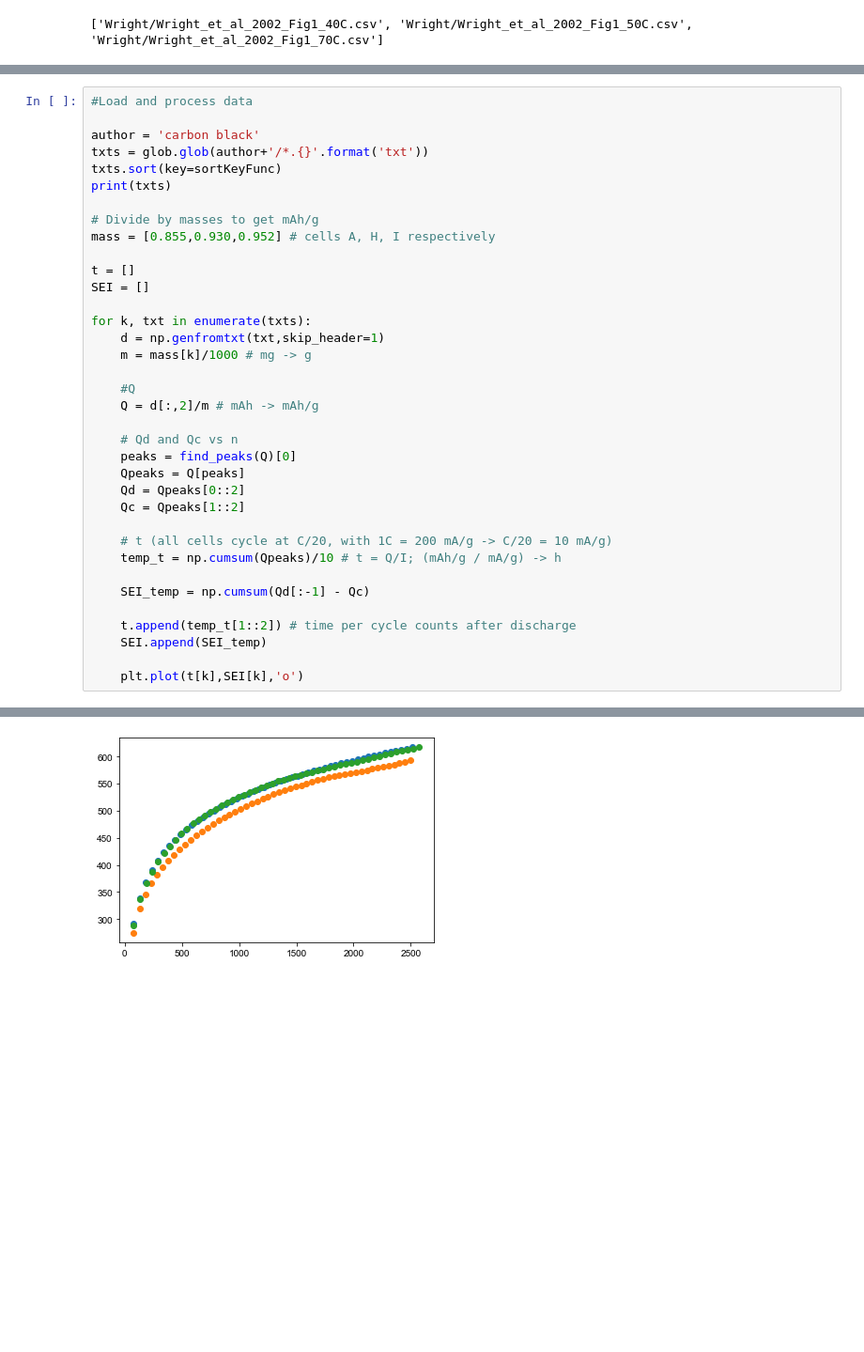
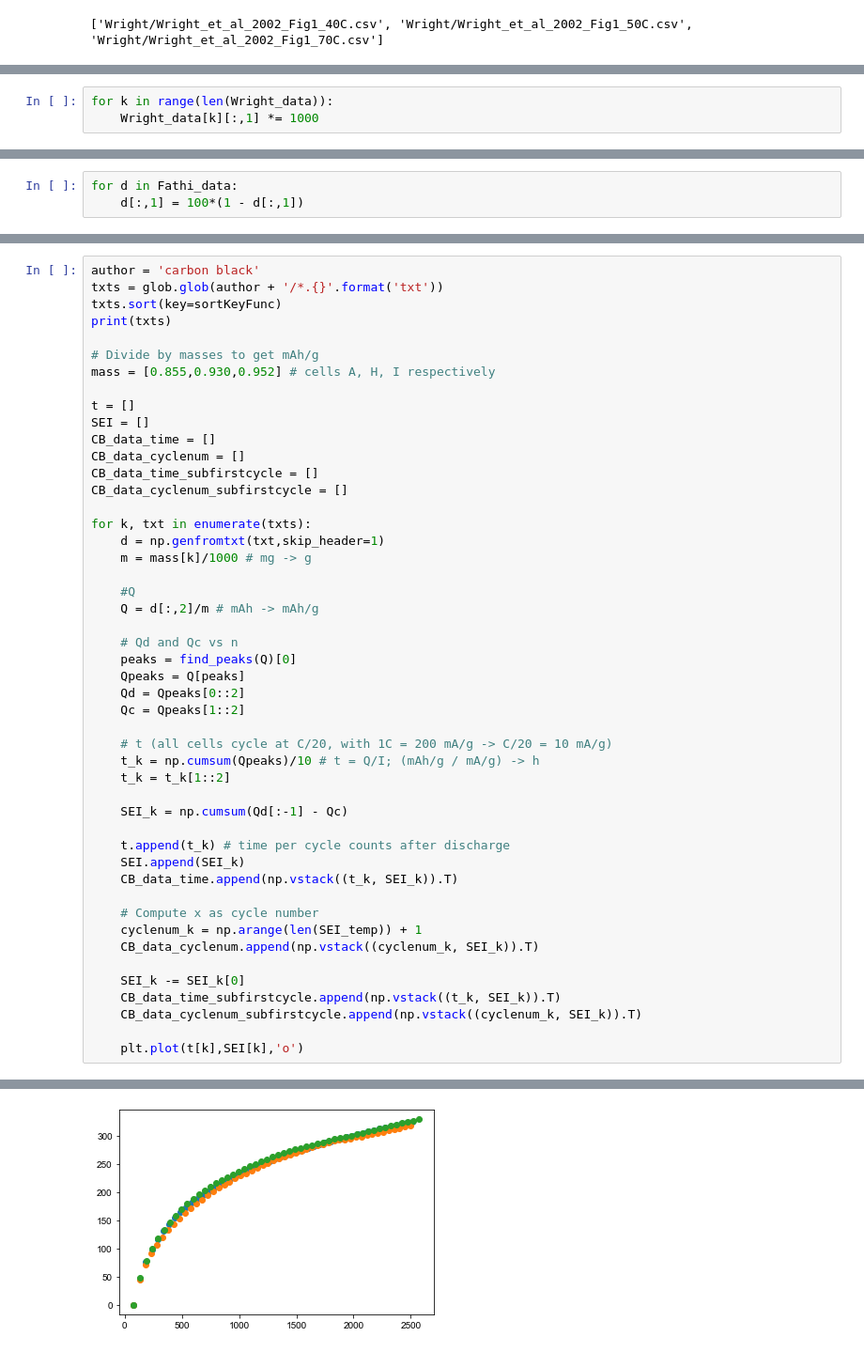
Before and after one commit to petermattia/SEI-growth-time-dependence, a Jupyter notebook: SEI time dependence.ipynb, the cells around one changed output, grey strips where cells are left out. Shown: that part at 94% size. Saved outputs shown, nothing was run; the diff lists cells and outputs as text; blank space fills up the shorter version.

```diff
--- a/SEI time dependence.ipynb
+++ b/SEI time dependence.ipynb
@@ -401,0 +547,3 @@ plt.savefig('figures/Wright.eps',bbox_inches='tight',format='eps')
+# %%
+for k in range(len(Wright_data)):
+    Wright_data[k][:,1] *= 1000
@@ -522,0 +678,3 @@ plt.savefig('figures/Fathi.eps',bbox_inches='tight',format='eps')
+# %%
+for d in Fathi_data:
+    d[:,1] = 100*(1 - d[:,1])
@@ -523,39 +703,51 @@ plt.savefig('figures/Fathi.eps',bbox_inches='tight',format='eps')
 # %%
-#Load and process data
-
 author = 'carbon black'
-txts = glob.glob(author+'/*.{}'.format('txt'))
+txts = glob.glob(author + '/*.{}'.format('txt'))
 txts.sort(key=sortKeyFunc)
 print(txts)
 
 # Divide by masses to get mAh/g
 mass = [0.855,0.930,0.952] # cells A, H, I respectively
 
 t = []
 SEI = []
+CB_data_time = []
+CB_data_cyclenum = []
+CB_data_time_subfirstcycle = []
+CB_data_cyclenum_subfirstcycle = []
 
 for k, txt in enumerate(txts):
     d = np.genfromtxt(txt,skip_header=1)
     m = mass[k]/1000 # mg -> g
 
     #Q
     Q = d[:,2]/m # mAh -> mAh/g
 
     # Qd and Qc vs n
     peaks = find_peaks(Q)[0]
     Qpeaks = Q[peaks]
     Qd = Qpeaks[0::2]
     Qc = Qpeaks[1::2]
 
     # t (all cells cycle at C/20, with 1C = 200 mA/g -> C/20 = 10 mA/g)
-    temp_t = np.cumsum(Qpeaks)/10 # t = Q/I; (mAh/g / mA/g) -> h
+    t_k = np.cumsum(Qpeaks)/10 # t = Q/I; (mAh/g / mA/g) -> h
+    t_k = t_k[1::2]
 
-    SEI_temp = np.cumsum(Qd[:-1] - Qc)
+    SEI_k = np.cumsum(Qd[:-1] - Qc)
 
-    t.append(temp_t[1::2]) # time per cycle counts after discharge
-    SEI.append(SEI_temp)
+    t.append(t_k) # time per cycle counts after discharge
+    SEI.append(SEI_k)
+    CB_data_time.append(np.vstack((t_k, SEI_k)).T)
+
+    # Compute x as cycle number
+    cyclenum_k = np.arange(len(SEI_temp)) + 1
+    CB_data_cyclenum.append(np.vstack((cyclenum_k, SEI_k)).T)
+
+    SEI_k -= SEI_k[0]
+    CB_data_time_subfirstcycle.append(np.vstack((t_k, SEI_k)).T)
+    CB_data_cyclenum_subfirstcycle.append(np.vstack((cyclenum_k, SEI_k)).T)
 
     plt.plot(t[k],SEI[k],'o')
 # %% [output]
 ['carbon black/cellA_Cover20_CB5.txt', 'carbon black/cellH_Cover20_CC2.txt', 'carbon black/cellI_Cover20_CC3.txt']
-[figure, old version]
+[figure, new version]
```
Also changed, not shown: parts of 75 cells of this notebook, 12 other files.
